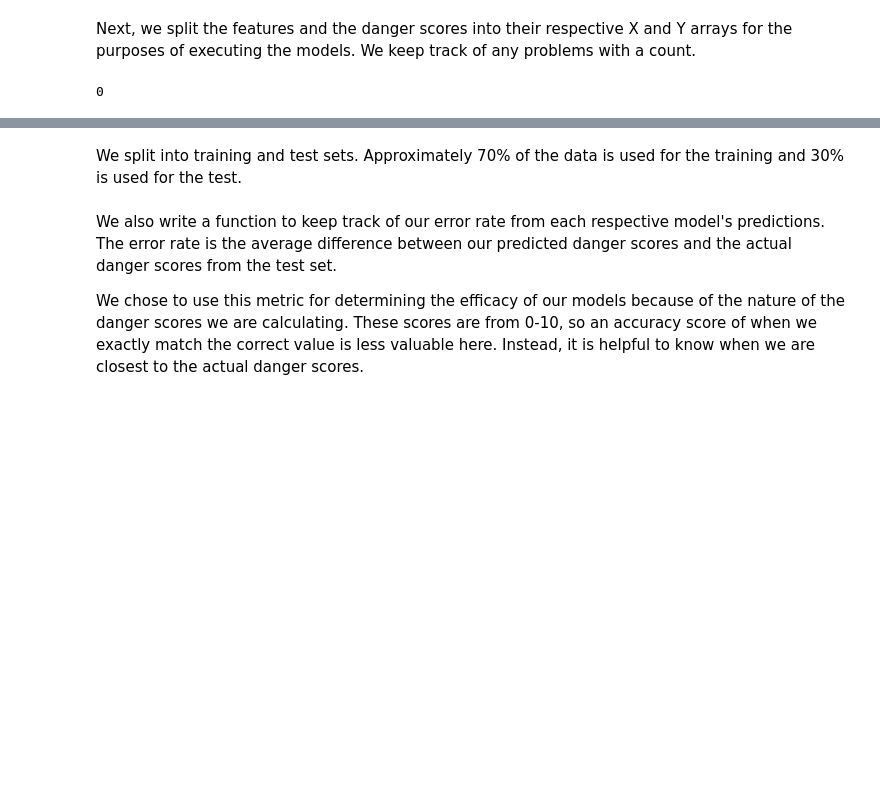
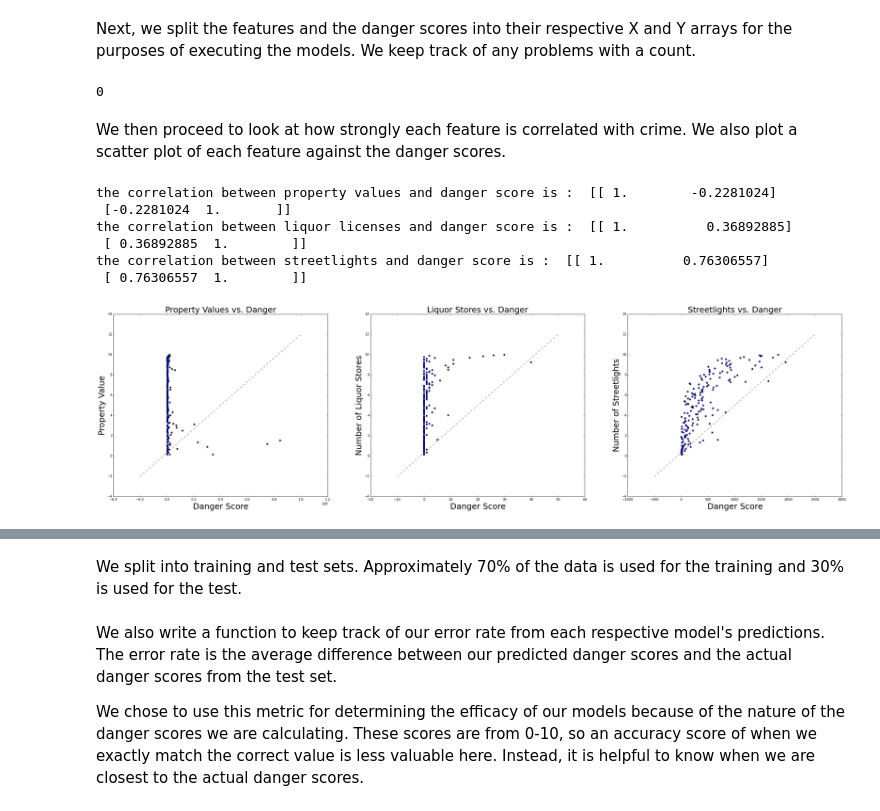
Before and after one commit to carlf312/109-Final-Project, a Jupyter notebook: Static Model.ipynb, the cells around one changed output, grey strips where cells are left out. Drawn from its saved outputs; the diff is of its cells as text; code cells hidden in the pictures; blank space fills up the shorter version.

```diff
--- a/Static Model.ipynb
+++ b/Static Model.ipynb
@@ -54,3 +56,38 @@ for key in dangerDict.keys():
 print count
 # %% [output]
 0
+# %% [markdown]
+We then proceed to look at how strongly each feature is correlated with crime. We also plot a scatter plot of each feature against the danger scores.
+# %%
+propValues = map(lambda x: x[0], X)
+liquorValues = map(lambda x: x[1], X)
+streetlightValues = map(lambda x: x[2], X)
+print "the correlation between property values and danger score is : ", np.corrcoef(propValues, Y)
+print "the correlation between liquor licenses and danger score is : ", np.corrcoef(liquorValues, Y)
+print "the correlation between streetlights and danger score is : ", np.corrcoef(streetlightValues, Y)
+# %% [output]
+the correlation between property values and danger score is :  [[ 1.        -0.2281024]
+ [-0.2281024  1.       ]]
+the correlation between liquor licenses and danger score is :  [[ 1.          0.36892885]
+ [ 0.36892885  1.        ]]
+the correlation between streetlights and danger score is :  [[ 1.          0.76306557]
+ [ 0.76306557  1.        ]]
+# %%
+fig, axes = plt.subplots(nrows=1, ncols=3, figsize=(40, 10))
+axes[0].scatter(propValues,Y)
+diag_line, = axes[0].plot(axes[0].get_xlim(), axes[0].get_ylim(), ls="--", c=".3")
+axes[0].set_ylabel('Property Value',fontsize=25)
+axes[0].set_xlabel('Danger Score', fontsize =25)
+axes[0].set_title('Property Values vs. Danger',fontsize=25)
+axes[1].scatter(liquorValues,Y)
+diag_line, = axes[1].plot(axes[1].get_xlim(), axes[1].get_ylim(), ls="--", c=".3")
+axes[1].set_ylabel('Number of Liquor Stores',fontsize=25)
+axes[1].set_xlabel('Danger Score', fontsize =25)
+axes[1].set_title('Liquor Stores vs. Danger',fontsize=25)
+axes[2].scatter(streetlightValues,Y)
+axes[2].set_ylabel('Number of Streetlights',fontsize=25)
+axes[2].set_xlabel('Danger Score', fontsize =25)
+axes[2].set_title('Streetlights vs. Danger',fontsize=25)
+diag_line, = axes[2].plot(axes[2].get_xlim(), axes[2].get_ylim(), ls="--", c=".3")
+# %% [output]
+[figure, added]
```
Also changed, not shown: parts of 29 cells of this notebook, 3 other files.
